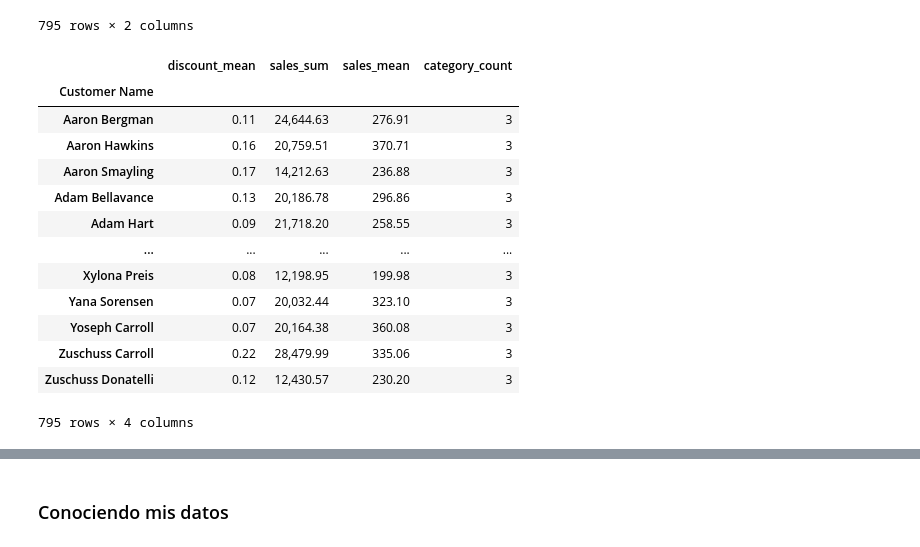
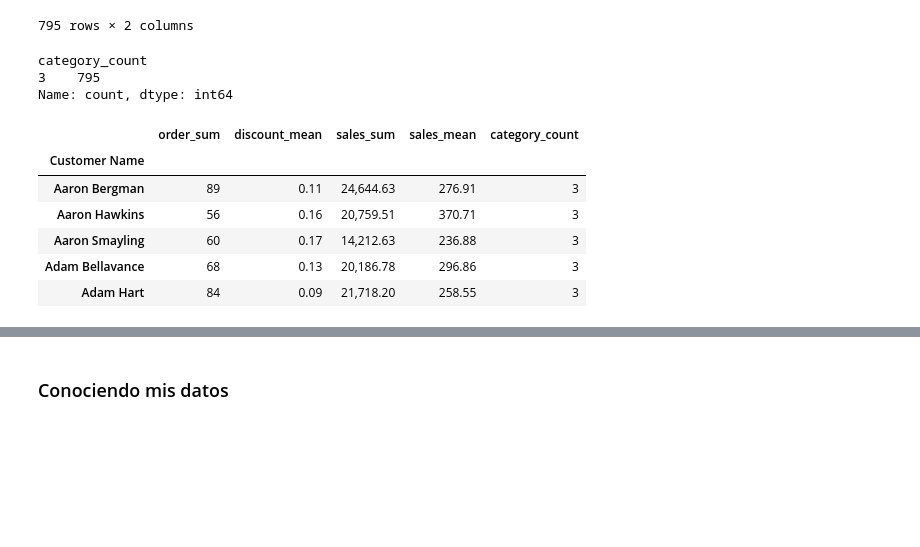
Before and after one commit to ngcarvajall/Proyecto9_Clustering_Regresion, a Jupyter notebook: Notebooks/EDA.ipynb, the cells around one changed output, grey strips where cells are left out. Cells and saved outputs as stored; diff of their text form; code cells hidden in the pictures; blank space fills up the shorter version.

```diff
--- a/Notebooks/EDA.ipynb
+++ b/Notebooks/EDA.ipynb
@@ -314,22 +327,23 @@ df.groupby("Customer Name")[["Discount","Sales"]].agg({"Discount":"mean","Sales"
 | Zuschuss Donatelli | 0.12 | 12,430.57 |
 795 rows × 2 columns
 # %%
-df.groupby("Customer Name")[["Discount","Sales", "Category"]].agg(discount_mean=("Discount","mean"),sales_sum=("Sales","sum"),sales_mean=("Sales","mean"),category_count=('Category', 'nunique'))
+prueba = df.groupby("Customer Name")[["Order ID","Discount","Sales","Category"]].agg(order_sum=('Order ID', 'count'), discount_mean=("Discount","mean"),sales_sum=("Sales","sum"),sales_mean=("Sales","mean"),category_count=('Category', 'nunique'))
-# %% [output]
-|  | discount_mean | sales_sum | sales_mean | category_count |
-| Customer Name |  |  |  |  |
-| Aaron Bergman | 0.11 | 24,644.63 | 276.91 | 3 |
-| Aaron Hawkins | 0.16 | 20,759.51 | 370.71 | 3 |
-| Aaron Smayling | 0.17 | 14,212.63 | 236.88 | 3 |
-| Adam Bellavance | 0.13 | 20,186.78 | 296.86 | 3 |
-| Adam Hart | 0.09 | 21,718.20 | 258.55 | 3 |
-| ... | ... | ... | ... | ... |
-| Xylona Preis | 0.08 | 12,198.95 | 199.98 | 3 |
-| Yana Sorensen | 0.07 | 20,032.44 | 323.10 | 3 |
-| Yoseph Carroll | 0.07 | 20,164.38 | 360.08 | 3 |
-| Zuschuss Carroll | 0.22 | 28,479.99 | 335.06 | 3 |
-| Zuschuss Donatelli | 0.12 | 12,430.57 | 230.20 | 3 |
-795 rows × 4 columns
+# %%
+prueba['category_count'].value_counts()
+# %% [output]
+category_count
+3    795
+Name: count, dtype: int64
+# %%
+prueba.head()
+# %% [output]
+|  | order_sum | discount_mean | sales_sum | sales_mean | category_count |
+| Customer Name |  |  |  |  |  |
+| Aaron Bergman | 89 | 0.11 | 24,644.63 | 276.91 | 3 |
+| Aaron Hawkins | 56 | 0.16 | 20,759.51 | 370.71 | 3 |
+| Aaron Smayling | 60 | 0.17 | 14,212.63 | 236.88 | 3 |
+| Adam Bellavance | 68 | 0.13 | 20,186.78 | 296.86 | 3 |
+| Adam Hart | 84 | 0.09 | 21,718.20 | 258.55 | 3 |
 # %%
 df.head()
 # %% [output]
```
Also changed, not shown: parts of 2 cells of this notebook.
